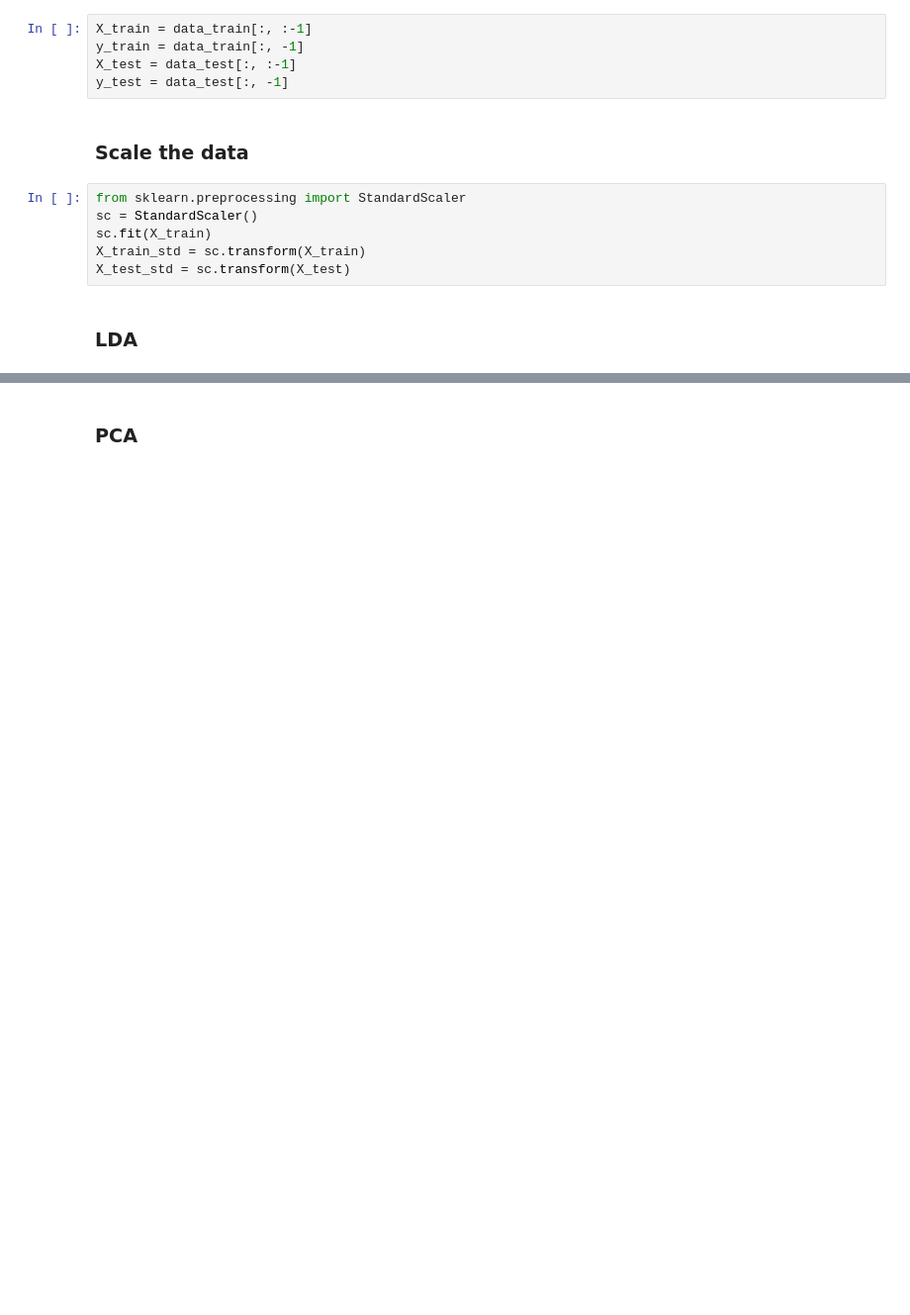
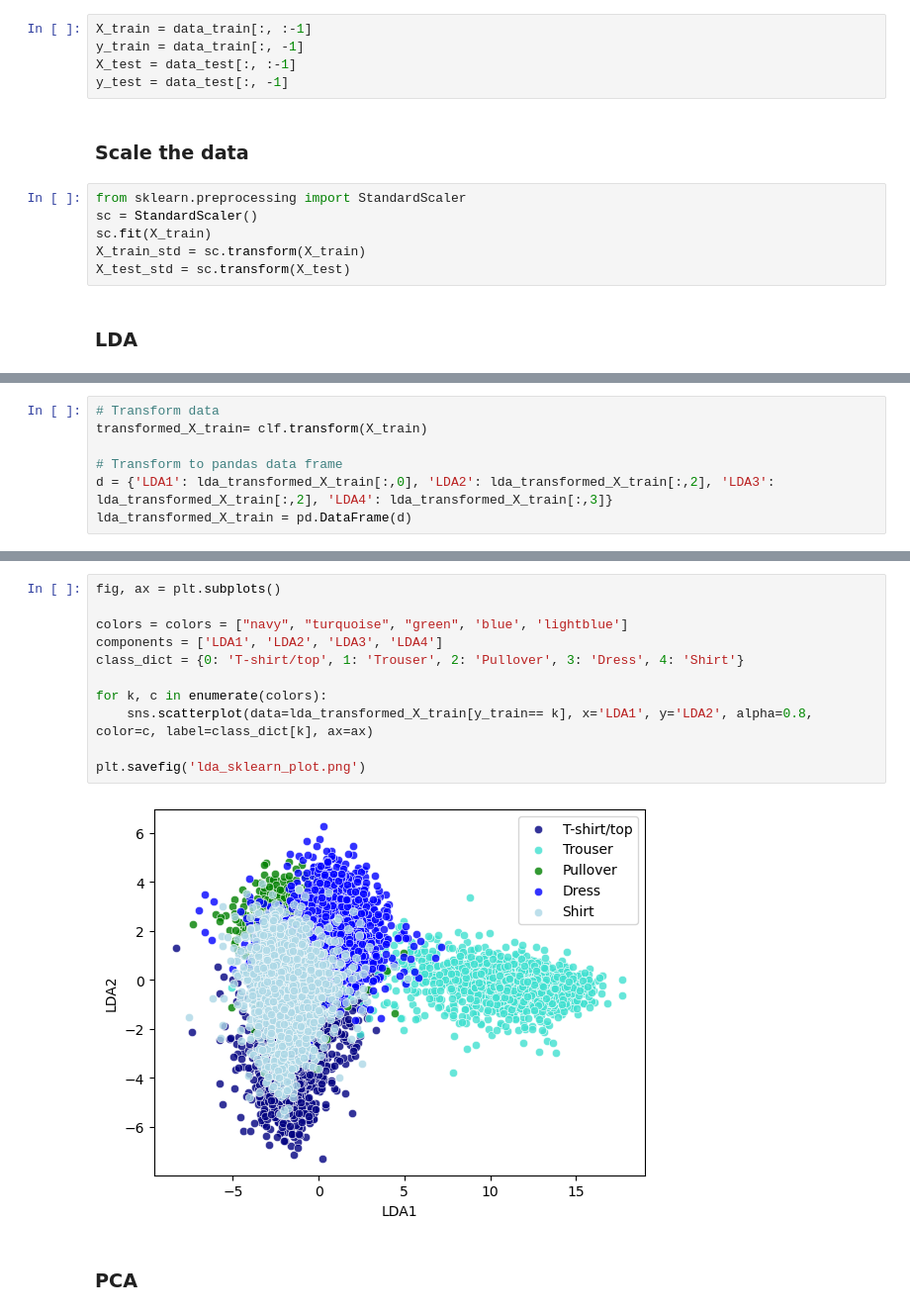
Before and after one commit to julielhagen/Clothing_classification-, a Jupyter notebook: Knn.ipynb, the cells around one changed output, grey strips where cells are left out. Shown at 99% size. Drawn from its saved outputs; the diff is of its cells as text; blank space fills up the shorter version.

```diff
--- a/Knn.ipynb
+++ b/Knn.ipynb
@@ -61,0 +44,7 @@ No artists with labels found to put in legend.  Note that artists whose label st
+# %%
+# Transform data
+transformed_X_train= clf.transform(X_train)
+
+# Transform to pandas data frame
+d = {'LDA1': lda_transformed_X_train[:,0], 'LDA2': lda_transformed_X_train[:,2], 'LDA3': lda_transformed_X_train[:,2], 'LDA4': lda_transformed_X_train[:,3]}
+lda_transformed_X_train = pd.DataFrame(d)
@@ -62,3 +58,16 @@ No artists with labels found to put in legend.  Note that artists whose label st
+# %%
+fig, ax = plt.subplots()
+
+colors = colors = ["navy", "turquoise", "green", 'blue', 'lightblue']
+components = ['LDA1', 'LDA2', 'LDA3', 'LDA4']
+class_dict = {0: 'T-shirt/top', 1: 'Trouser', 2: 'Pullover', 3: 'Dress', 4: 'Shirt'}
+
+for k, c in enumerate(colors):
+    sns.scatterplot(data=lda_transformed_X_train[y_train== k], x='LDA1', y='LDA2', alpha=0.8, color=c, label=class_dict[k], ax=ax)
+
+plt.savefig('lda_sklearn_plot.png')
+# %% [output]
+[figure, added]
 # %% [markdown]
 ### PCA
 # %%
```
Also changed, not shown: parts of 32 cells of this notebook, 5 other files.
